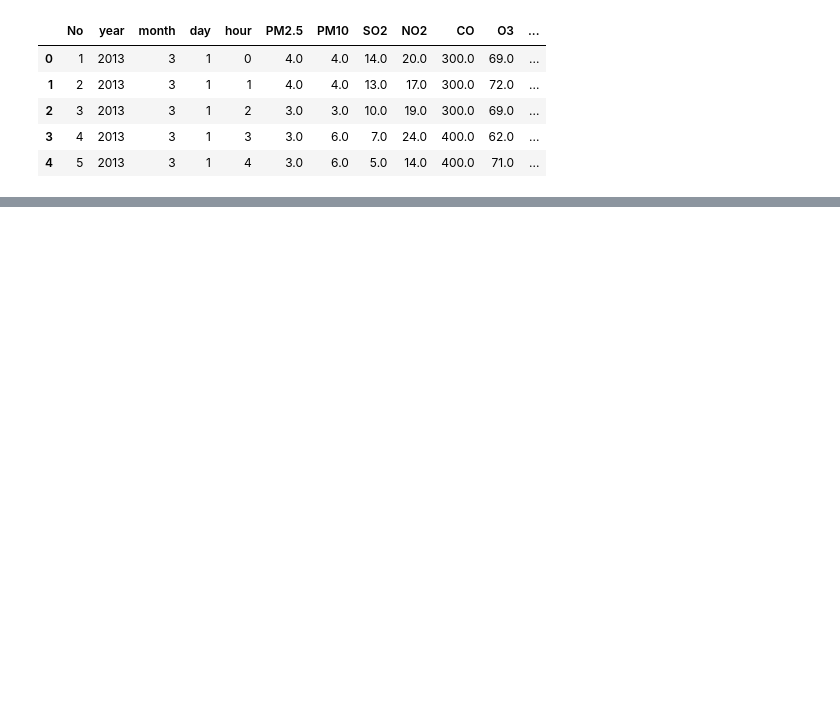
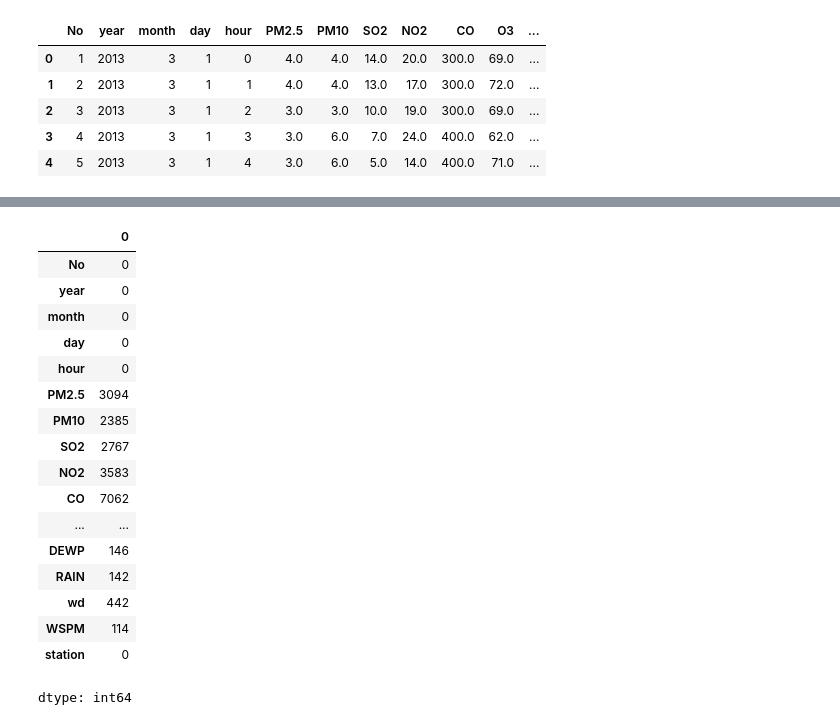
Before and after one commit to Myinnocent/CMP7005-ASSESS, a Jupyter notebook: Untitled7.ipynb, the cells around one changed output, grey strips where cells are left out. Saved outputs shown, nothing was run; the diff lists cells and outputs as text; code cells hidden in the pictures; blank space fills up the shorter version.

```diff
--- a/Untitled7.ipynb
+++ b/Untitled7.ipynb
@@ -80,0 +113,21 @@ df.head()
+# %%
+df.isnull().sum()
+# %% [output]
+|  | 0 |
+| No | 0 |
+| year | 0 |
+| month | 0 |
+| day | 0 |
+| hour | 0 |
+| PM2.5 | 3094 |
+| PM10 | 2385 |
+| SO2 | 2767 |
+| NO2 | 3583 |
+| CO | 7062 |
+| ... | ... |
+| DEWP | 146 |
+| RAIN | 142 |
+| wd | 442 |
+| WSPM | 114 |
+| station | 0 |
+dtype: int64
```
Also changed, not shown: parts of 7 cells of this notebook.
